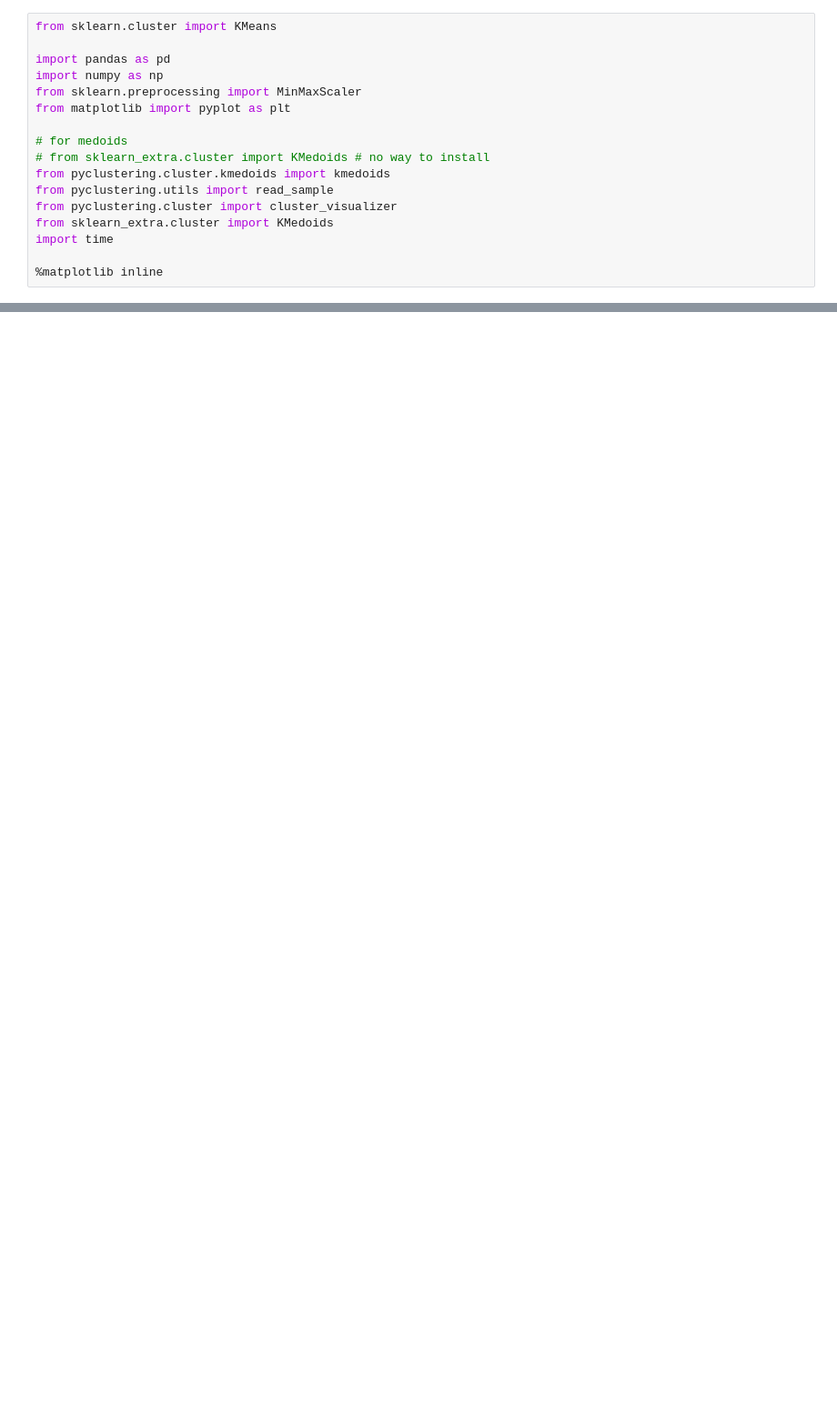
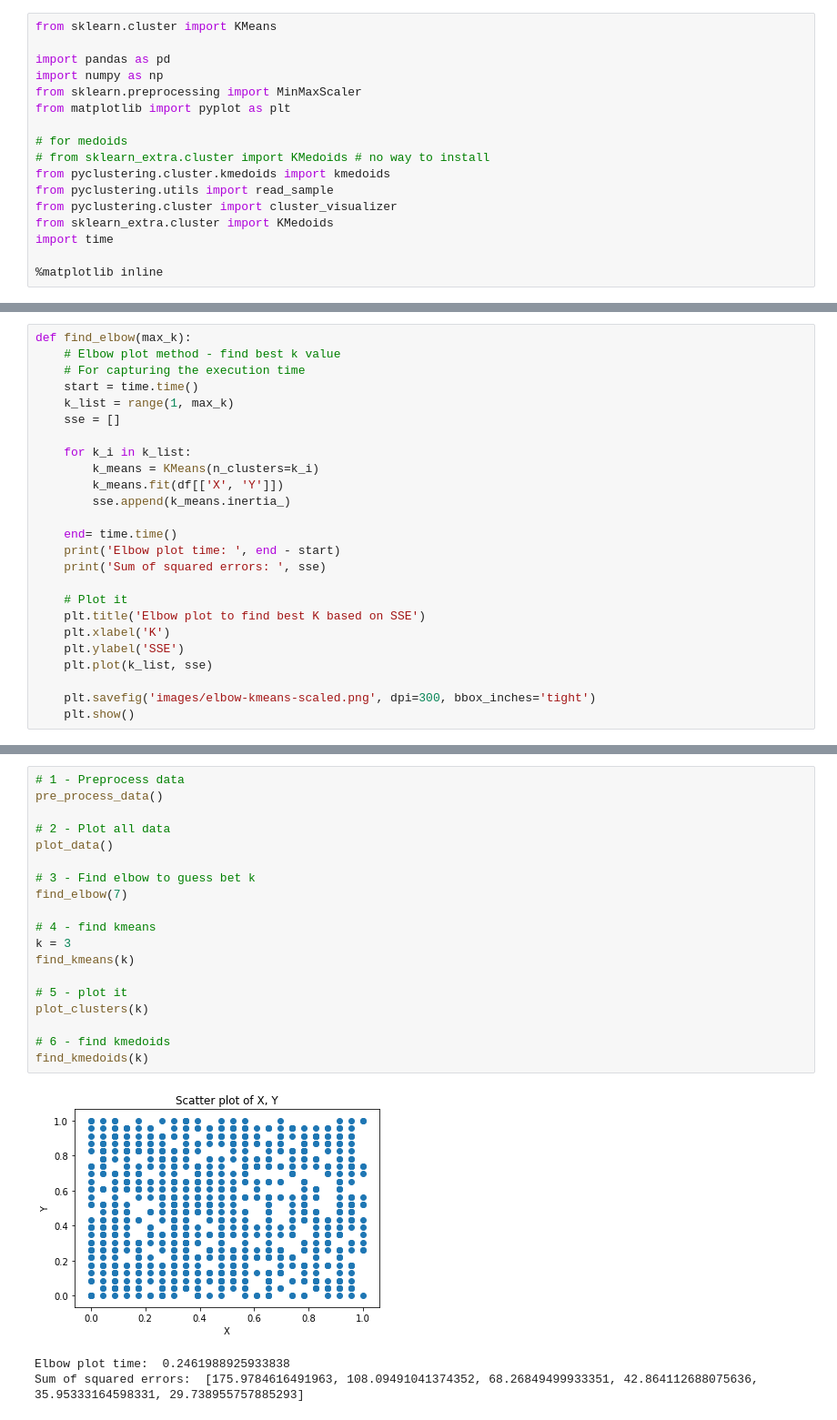
Before and after one commit to iloveyii/data-mining-lab2, a Jupyter notebook: clustering_kmeans_kmedoids.ipynb, the cells around one changed output, grey strips where cells are left out. Shown at 91% size. Cells and saved outputs as stored; diff of their text form; blank space fills up the shorter version.

Commit message:
Added functions in kmeans

```diff
--- a/clustering_kmeans_kmedoids.ipynb
+++ b/clustering_kmeans_kmedoids.ipynb
@@ -86,0 +80,25 @@ print(end-start)
+# %%
+def find_elbow(max_k):
+    # Elbow plot method - find best k value
+    # For capturing the execution time
+    start = time.time()
+    k_list = range(1, max_k)
+    sse = []
+
+    for k_i in k_list:
+        k_means = KMeans(n_clusters=k_i)
+        k_means.fit(df[['X', 'Y']])
+        sse.append(k_means.inertia_)
+
+    end= time.time()
+    print('Elbow plot time: ', end - start)
+    print('Sum of squared errors: ', sse)
+
+    # Plot it
+    plt.title('Elbow plot to find best K based on SSE')
+    plt.xlabel('K')
+    plt.ylabel('SSE')
+    plt.plot(k_list, sse)
+
+    plt.savefig('images/elbow-kmeans-scaled.png', dpi=300, bbox_inches='tight')
+    plt.show()
@@ -86,0 +136,23 @@ print(end-start)
+# %%
+# 1 - Preprocess data
+pre_process_data()
+
+# 2 - Plot all data
+plot_data()
+
+# 3 - Find elbow to guess bet k
+find_elbow(7)
+
+# 4 - find kmeans
+k = 3
+find_kmeans(k)
+
+# 5 - plot it
+plot_clusters(k)
+
+# 6 - find kmedoids
+find_kmedoids(k)
+# %% [output]
+[figure, added]
+Elbow plot time:  0.2461988925933838
+Sum of squared errors:  [175.9784616491963, 108.09491041374352, 68.26849499933351, 42.864112688075636, 35.95333164598331, 29.738955757885293]
```
Also changed, not shown: parts of 23 cells of this notebook, 4 other files.
